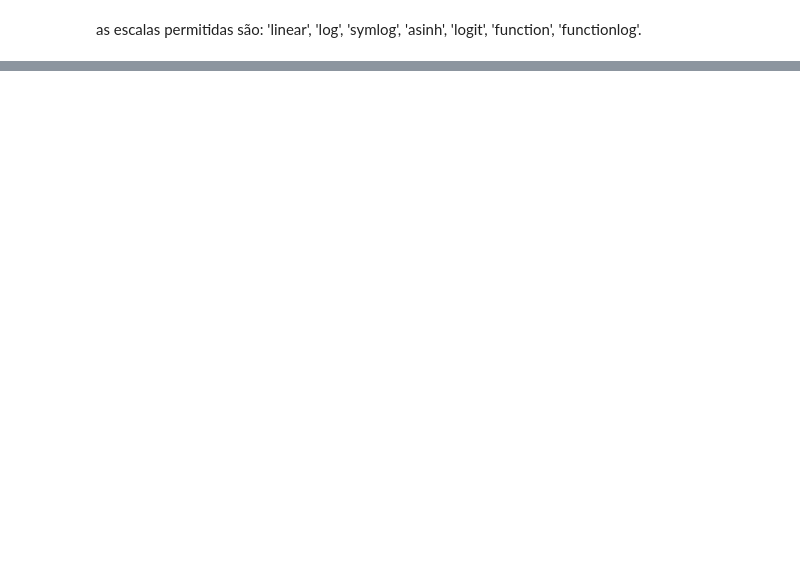
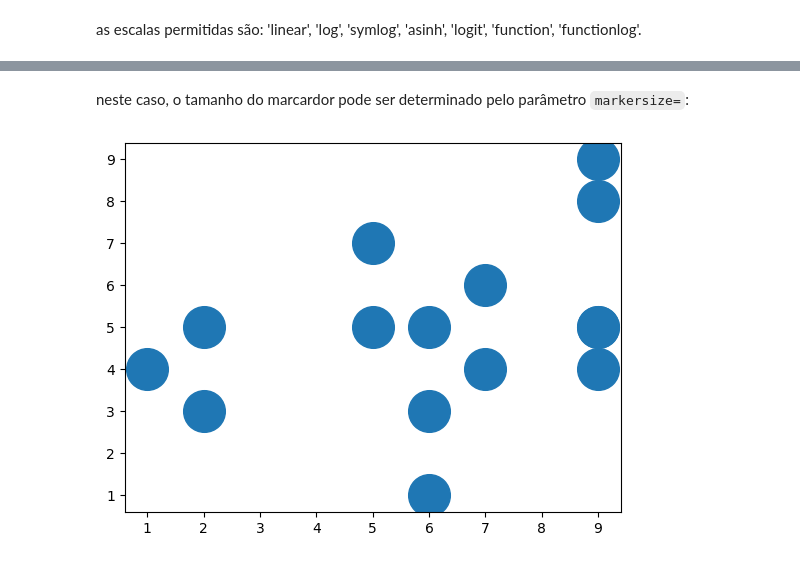
Before and after one commit to lucas-mt/studyPY, a Jupyter notebook: explicaçõesPY/módulos/matplotlib/scatter.ipynb, the cells around one changed output, grey strips where cells are left out. Cells and saved outputs as stored; diff of their text form; code cells hidden in the pictures; blank space fills up the shorter version.

```diff
--- a/explicaçõesPY/módulos/matplotlib/scatter.ipynb
+++ b/explicaçõesPY/módulos/matplotlib/scatter.ipynb
@@ -137,0 +149,10 @@ as escalas permitidas são: 'linear', 'log', 'symlog', 'asinh', 'logit', 'functi
+# %% [markdown]
+neste caso, o tamanho do marcardor pode ser determinado pelo parâmetro `markersize=`:
+# %%
+x = [randint(1, 9) for _ in range(15)]
+y = [randint(1, 9) for _ in range(15)]
+
+plt.plot(x, y, 'o', markersize=30)
+plt.show()
+# %% [output]
+[figure, added]
```
Also changed, not shown: parts of 21 cells of this notebook, 12 other files.
